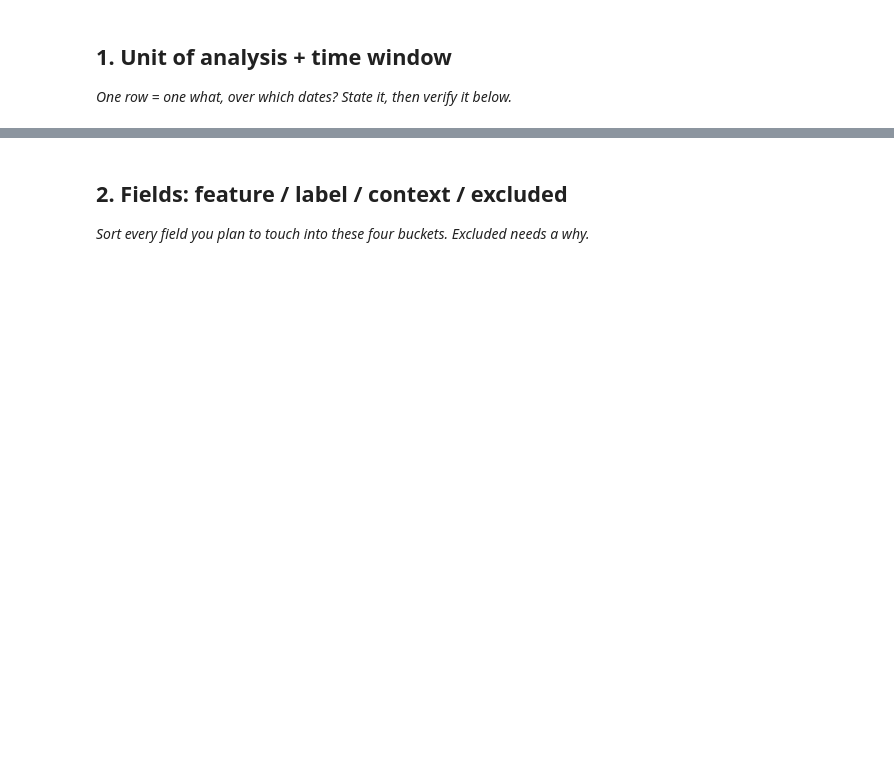
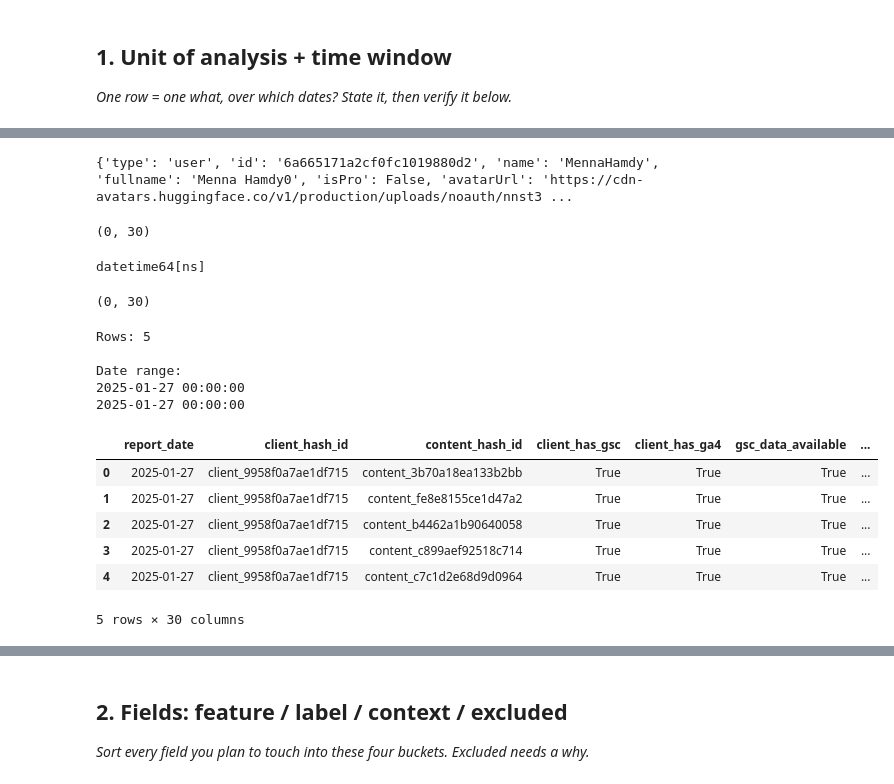
Before and after one commit to mennahamdy0/flyrank-machine-learning, a Jupyter notebook: work/notebooks/w03_data_contract.ipynb, the cells around one changed output, grey strips where cells are left out. Saved outputs shown, nothing was run; the diff lists cells and outputs as text; code cells hidden in the pictures; blank space fills up the shorter version.

```diff
--- a/work/notebooks/w03_data_contract.ipynb
+++ b/work/notebooks/w03_data_contract.ipynb
@@ -15,0 +36,62 @@ This skeleton is yours to fill. Work the sections **in order** — each one has
+# %%
+from huggingface_hub import whoami
+
+print(whoami())
+# %% [output]
+{'type': 'user', 'id': '6a665171a2cf0fc1019880d2', 'name': 'MennaHamdy', 'fullname': 'Menna Hamdy0', 'isPro': False, 'avatarUrl': 'https://cdn-avatars.huggingface.co/v1/production/uploads/noauth/nnst3 ...
+# %%
+import pandas as pd
+
+df["report_date"] = pd.to_datetime(df["report_date"])
+
+march_df = df[
+    (df["report_date"] >= pd.Timestamp("2026-03-01")) &
+    (df["report_date"] <= pd.Timestamp("2026-03-31"))
+].copy()
+
+print(march_df.shape)
+# %% [output]
+(0, 30)
+# %%
+print(df["report_date"].dtype)
+# %% [output]
+datetime64[ns]
+# %%
+import pandas as pd
+
+df["report_date"] = pd.to_datetime(df["report_date"])
+
+march_df = df[
+    (df["report_date"] >= pd.Timestamp("2026-03-01")) &
+    (df["report_date"] <= pd.Timestamp("2026-03-31"))
+].copy()
+
+print(march_df.shape)
+# %% [output]
+(0, 30)
+# %%
+# Use the currently loaded sample
+
+analysis_df = df.copy()
+
+print("Rows:", len(analysis_df))
+print()
+
+print("Date range:")
+print(analysis_df["report_date"].min())
+print(analysis_df["report_date"].max())
+
+analysis_df.head()
+# %% [output]
+Rows: 5
+
+Date range:
+2025-01-27 00:00:00
+2025-01-27 00:00:00
+|  | report_date | client_hash_id | content_hash_id | client_has_gsc | client_has_ga4 | gsc_data_available | ... |
+| 0 | 2025-01-27 | client_9958f0a7ae1df715 | content_3b70a18ea133b2bb | True | True | True | ... |
+| 1 | 2025-01-27 | client_9958f0a7ae1df715 | content_fe8e8155ce1d47a2 | True | True | True | ... |
+| 2 | 2025-01-27 | client_9958f0a7ae1df715 | content_b4462a1b90640058 | True | True | True | ... |
+| 3 | 2025-01-27 | client_9958f0a7ae1df715 | content_c899aef92518c714 | True | True | True | ... |
+| 4 | 2025-01-27 | client_9958f0a7ae1df715 | content_c7c1d2e68d9d0964 | True | True | True | ... |
+5 rows × 30 columns
```
Also changed, not shown: parts of 21 cells of this notebook.
